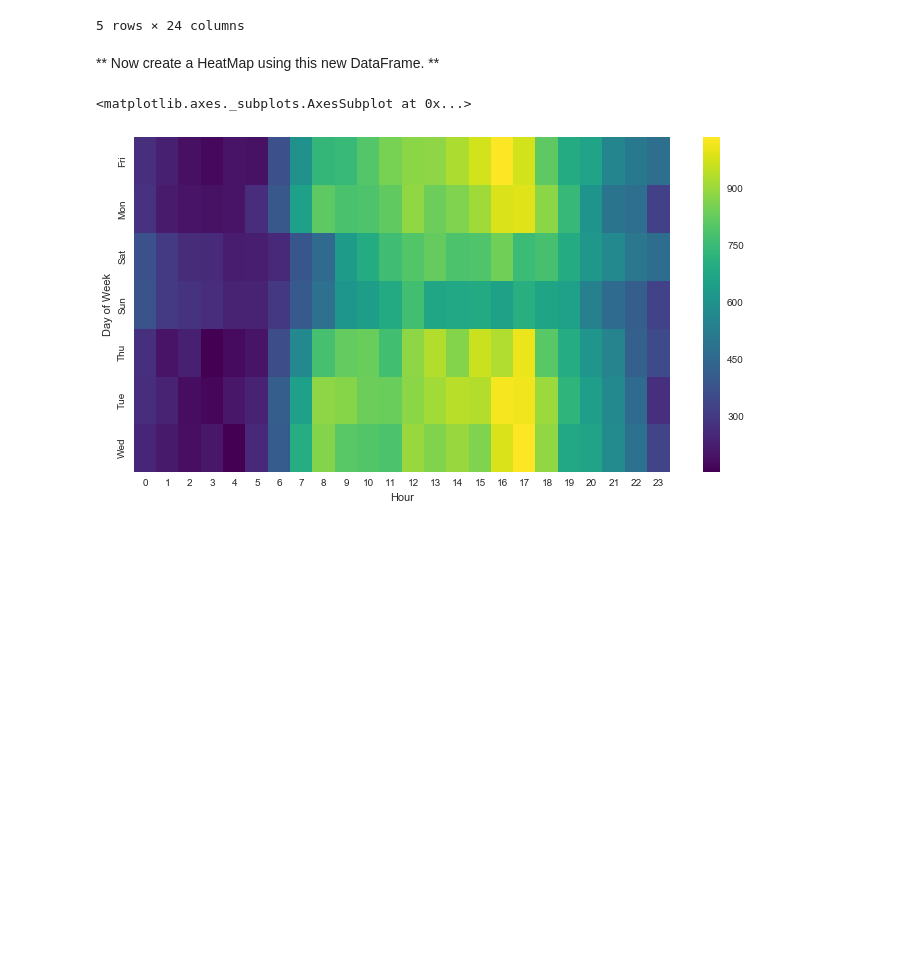
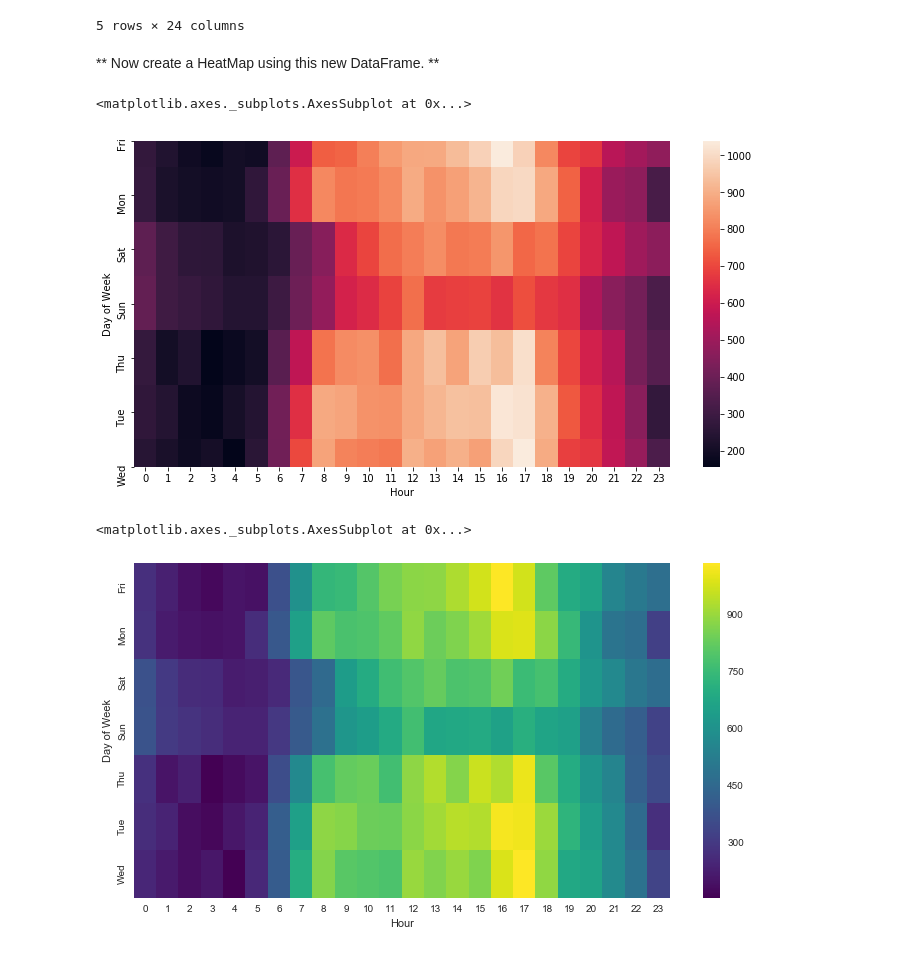
Before and after one commit to evelynchen1229/pandas, a Jupyter notebook: udemy/Refactored_Py_DS_ML_Bootcamp-master/10-Data-Capstone-Projects/01-911 Calls Data Capstone Project.ipynb, the cells around one changed output. Cells and saved outputs as stored; diff of their text form; code cells hidden in the pictures; blank space fills up the shorter version.

```diff
--- a/udemy/Refactored_Py_DS_ML_Bootcamp-master/10-Data-Capstone-Projects/01-911 Calls Data Capstone Project.ipynb
+++ b/udemy/Refactored_Py_DS_ML_Bootcamp-master/10-Data-Capstone-Projects/01-911 Calls Data Capstone Project.ipynb
@@ -332,3 +332,8 @@ Text(0.5, 1.0, 'Fire')
 # %% [markdown]
 ____
 ** Now let's move on to creating  heatmaps with seaborn and our data. We'll first need to restructure the dataframe so that the columns become the Hours and the Index becomes the Day of the Week. There are lots of ways to do this, but I would recommend trying to combine groupby with an [unstack](http://pandas.pydata.org/pandas-docs/stable/generated/pandas.DataFrame.unstack.html) method. Reference the solutions if you get stuck on this!**
+# %%
+df['Hour'] = df['timeStamp'].apply(lambda x: x.hour)
+df.head()
+df_new = df.groupby(['Day of Week', 'Hour'])['twp'].count().unstack()
+df_new.head()
@@ -344,6 +358,12 @@ ____
 5 rows × 24 columns
 # %% [markdown]
 ** Now create a HeatMap using this new DataFrame. **
+# %%
+fig = plt.figure(figsize = (12, 6) )
+sns.heatmap(df_new)
+# %% [output]
+<matplotlib.axes._subplots.AxesSubplot at 0x...>
+[figure, added]
 # %%
 # %% [output]
 <matplotlib.axes._subplots.AxesSubplot at 0x...>
```
Also changed, not shown: parts of 9 cells of this notebook, 2 other files.
